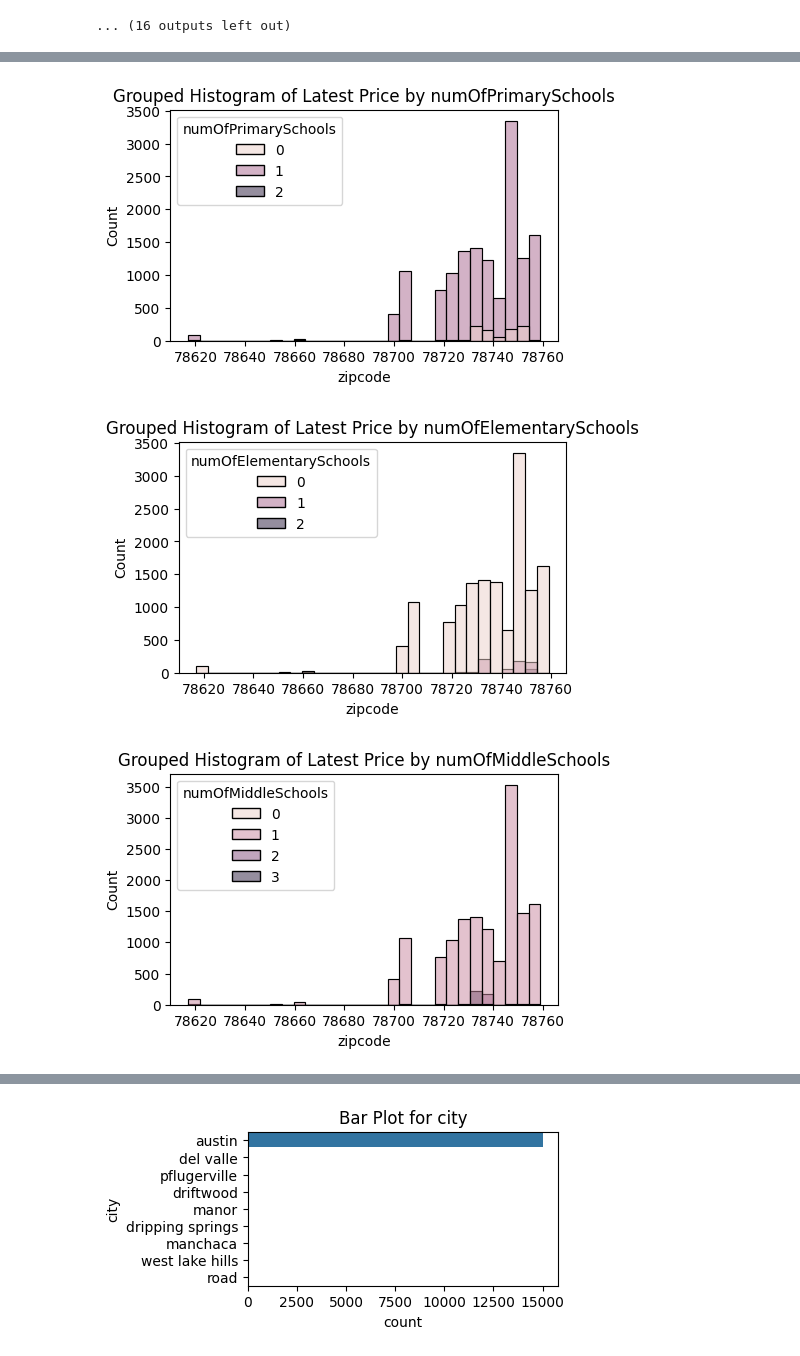
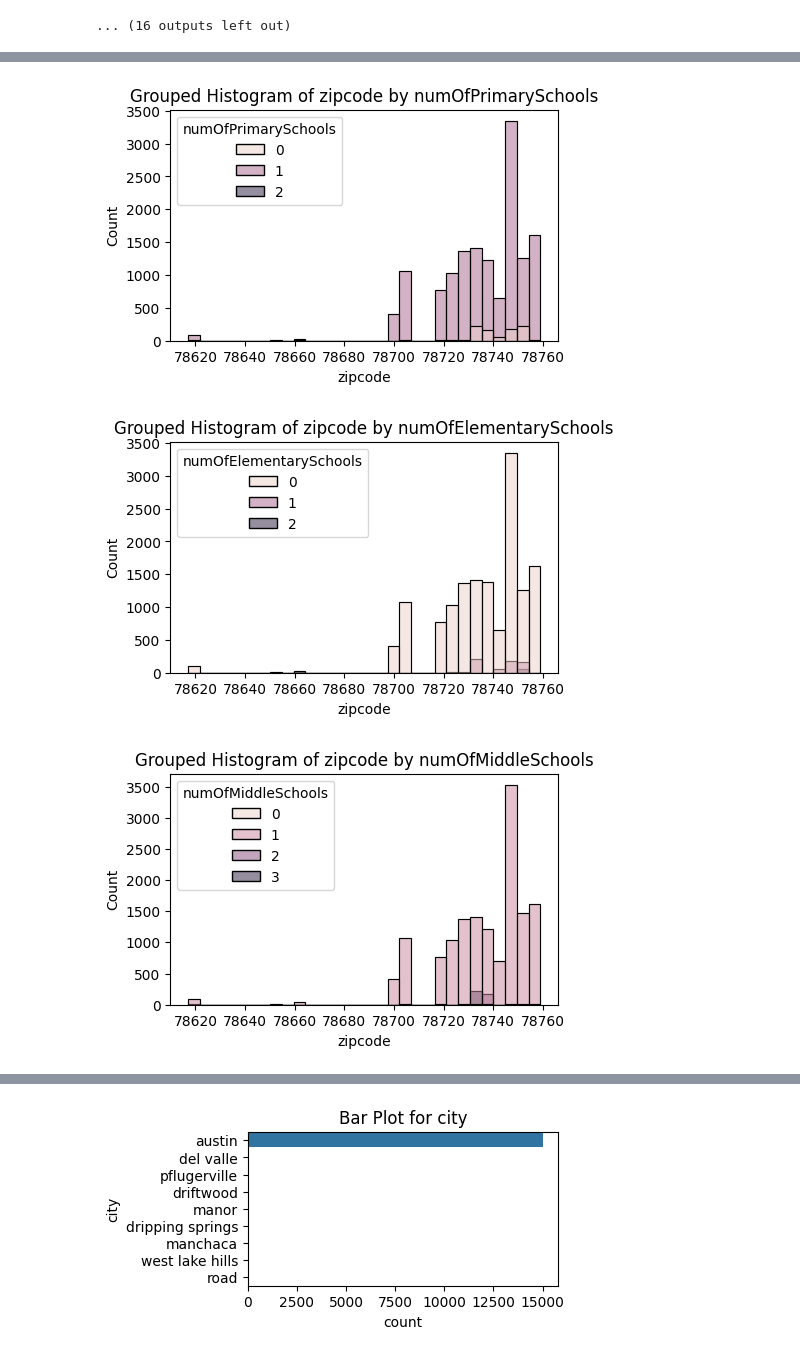
Before and after one commit to m-nowrin/AI-for-leader-sem-2, a Jupyter notebook: OMDS-ModB2-Week4-Nowrin-Mustary.ipynb, the cells around one changed output, grey strips where cells are left out. Saved outputs shown, nothing was run; the diff lists cells and outputs as text; code cells hidden in the pictures.

```diff
--- a/OMDS-ModB2-Week4-Nowrin-Mustary.ipynb
+++ b/OMDS-ModB2-Week4-Nowrin-Mustary.ipynb
@@ -227,20 +227,20 @@ for col in df_cleaned.select_dtypes(include=['int64', 'float64']).columns:
 # %%
 # Grouped Histogramsof Latest Price by Home Type
 plt.figure(figsize=(6, 4))
 sns.histplot(data=df, x="latestPrice", hue="homeType", bins=50, fill=True)
 plt.title("Grouped Histogram of Latest Price by Home Type")
 plt.show()
 
 # Grouped Histograms for School Features
 school_columns = ["numOfPrimarySchools", "numOfElementarySchools", "numOfMiddleSchools", "numOfHighSchools"]
 
 for col in school_columns:
     plt.figure(figsize=(5, 3))
     sns.histplot(data=df, x="zipcode", hue=col, bins=30, fill=True)
-    plt.title(f"Grouped Histogram of Latest Price by {col}")
+    plt.title(f"Grouped Histogram of zipcode by {col}")
     plt.show()
 # %% [output]
 [figure]
-[figure, old version]
+[figure, new version]
-[figure, old version]
+[figure, new version]
-[figure, old version]
+[figure, new version]
```
Also changed, not shown: parts of 1 cell of this notebook.
